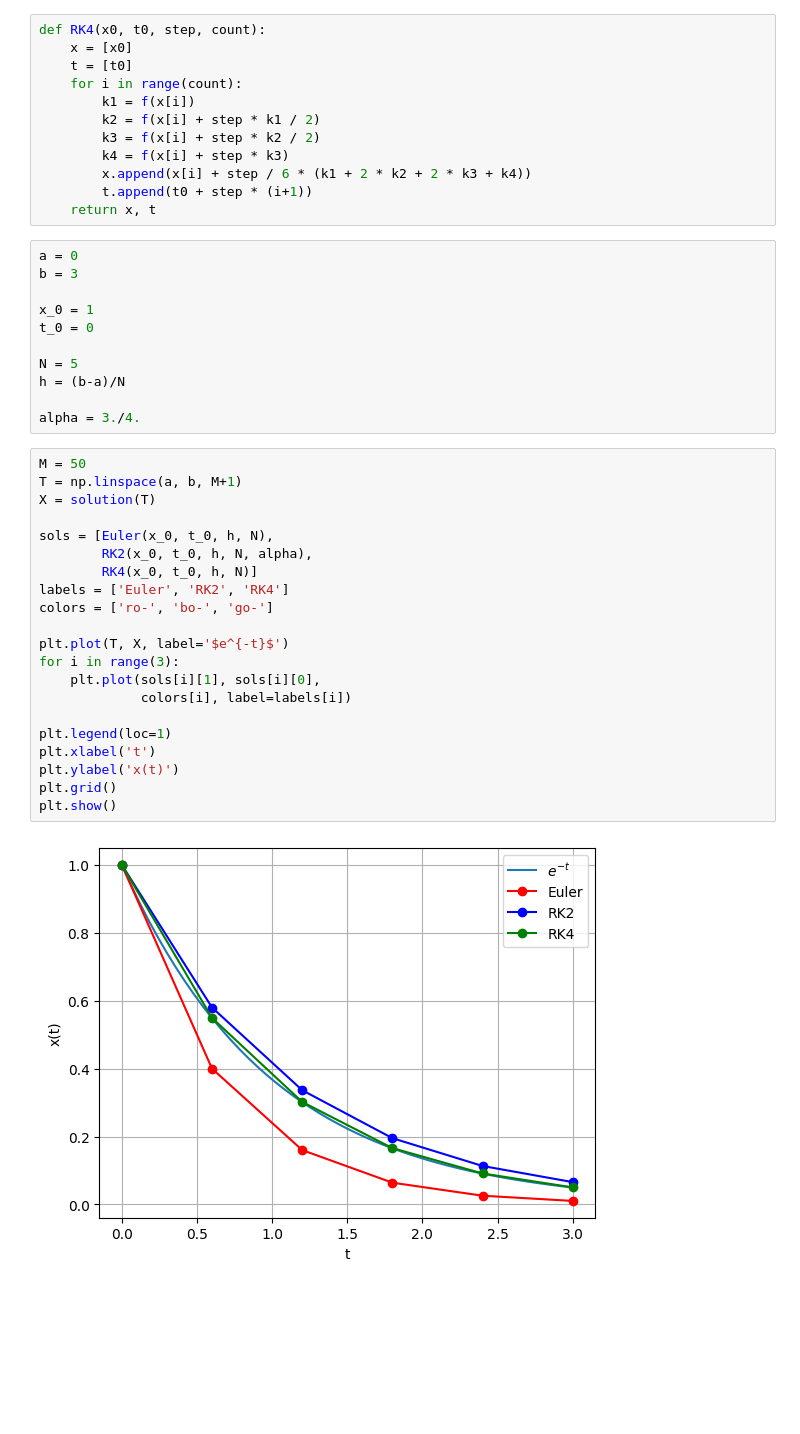
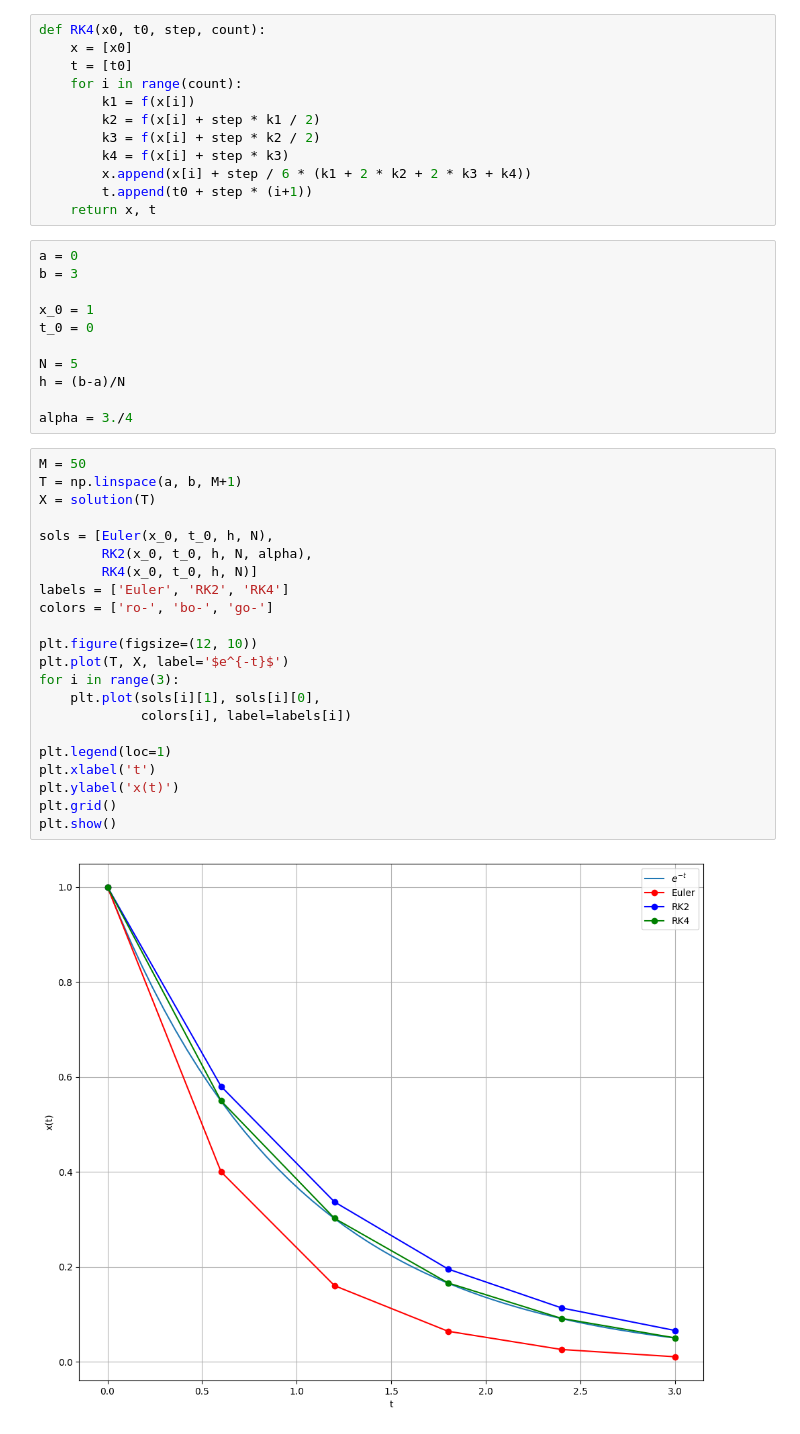
Before and after one commit to CuSynth/computational-physics, a Jupyter notebook: #6 Cauchy problem/solution.ipynb, the cells around one changed output. Drawn from its saved outputs; the diff is of its cells as text; blank space fills up the shorter version.

```diff
--- a/#6 Cauchy problem/solution.ipynb
+++ b/#6 Cauchy problem/solution.ipynb
@@ -48,27 +48,28 @@ t_0 = 0
 N = 5
 h = (b-a)/N
 
-alpha = 3./4.
+alpha = 3./4
 # %%
 M = 50
 T = np.linspace(a, b, M+1)
 X = solution(T)
 
 sols = [Euler(x_0, t_0, h, N),
         RK2(x_0, t_0, h, N, alpha),
         RK4(x_0, t_0, h, N)]
 labels = ['Euler', 'RK2', 'RK4']
 colors = ['ro-', 'bo-', 'go-']
 
+plt.figure(figsize=(12, 10))
 plt.plot(T, X, label='$e^{-t}$')
 for i in range(3):
     plt.plot(sols[i][1], sols[i][0],
              colors[i], label=labels[i])
 
 plt.legend(loc=1)
 plt.xlabel('t')
 plt.ylabel('x(t)')
 plt.grid()
 plt.show()
 # %% [output]
-[figure, old version]
+[figure, new version]
```
Also changed, not shown: 3 other files.
